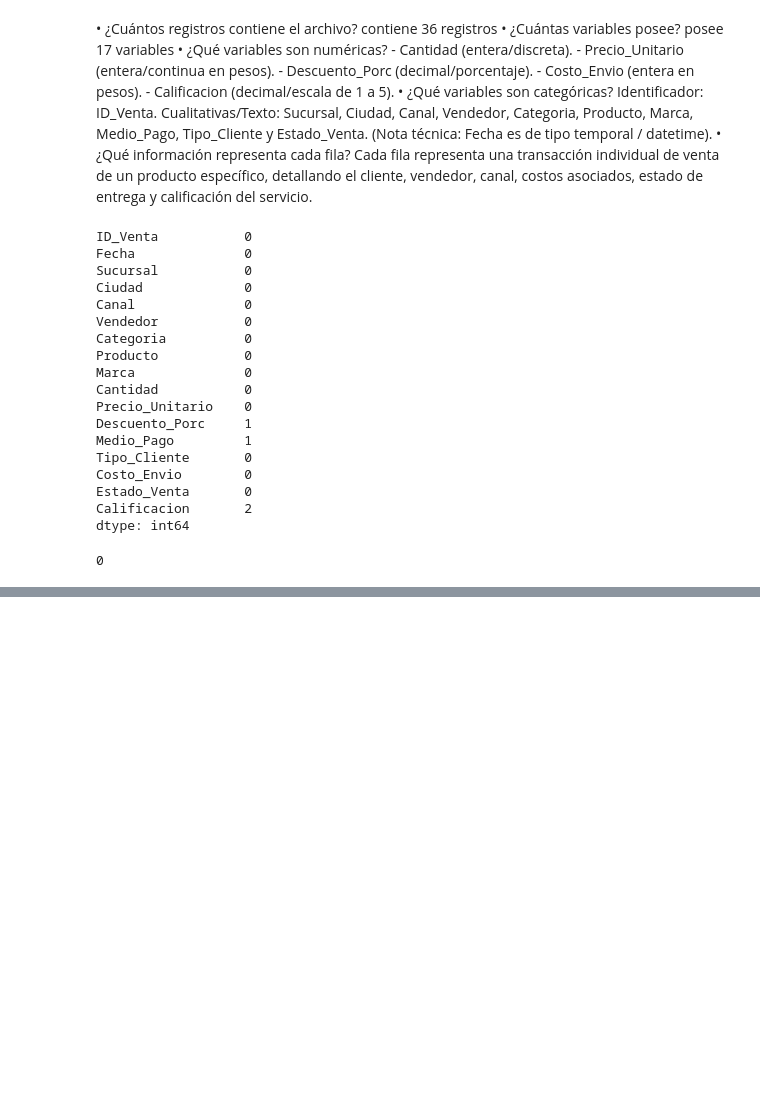
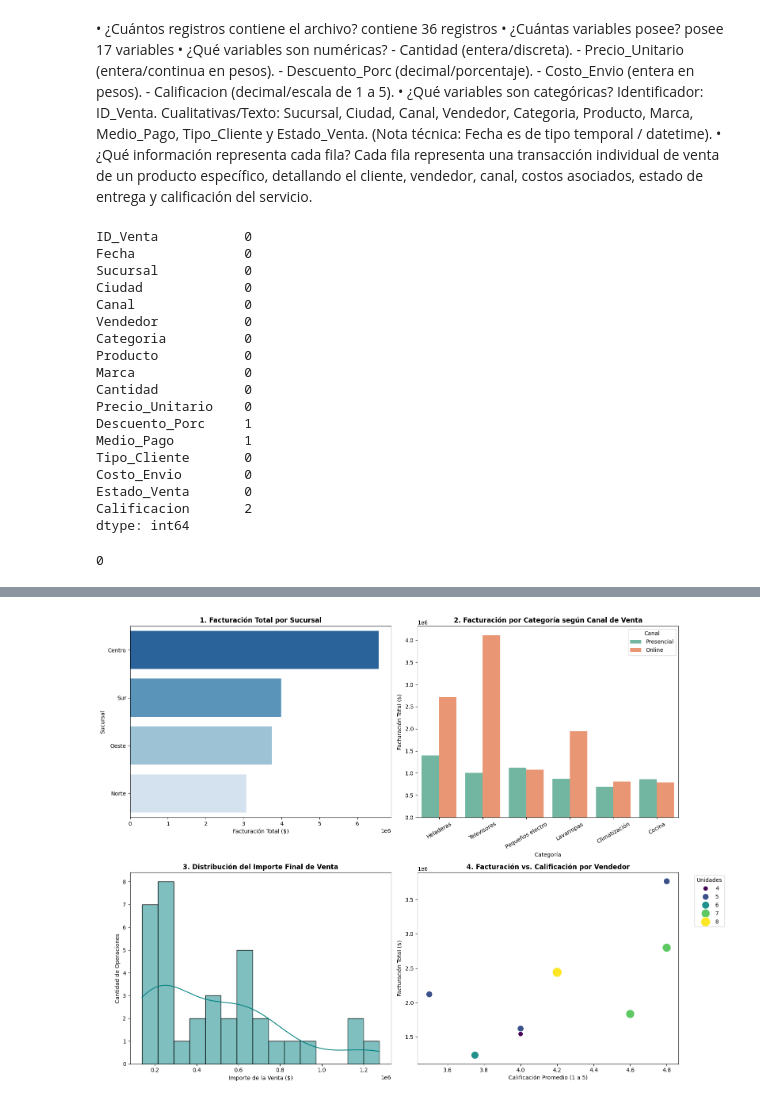
Before and after one commit to wilson-j-insaurralde/Clase-9---trabajo-integrador, a Jupyter notebook: analisis exploratorio.ipynb, the cells around one changed output, grey strips where cells are left out. Saved outputs shown, nothing was run; the diff lists cells and outputs as text; code cells hidden in the pictures; blank space fills up the shorter version.

```diff
--- a/analisis exploratorio.ipynb
+++ b/analisis exploratorio.ipynb
@@ -142,0 +198,3 @@ df[df.isnull().any(axis=1)]
+# %%
+# 3. Importe final neto de la venta (Subtotal - Descuento + Costo de Envío)
+df['Total_Venta'] = (df['Subtotal'] - df['Monto_Descuento']) + df['Costo_Envio']
@@ -142,0 +382,16 @@ df[df.isnull().any(axis=1)]
+# %%
+# ----------------------------------------------------
+# PUNTO 7: Análisis por vendedor
+# ----------------------------------------------------
+
+# Agrupamos por vendedor calculando las métricas solicitadas
+resumen_vendedores = df.groupby('Vendedor').agg(
+    Operaciones=('ID_Venta', 'count'),
+    Unidades_Vendidas=('Cantidad', 'sum'),
+    Facturacion_Total=('Total_Venta', 'sum'),
+    Ticket_Promedio=('Total_Venta', 'mean'),
+    Calificacion_Promedio=('Calificacion', 'mean')
+).sort_values(by='Facturacion_Total', ascending=False)
+
+print("--- Desempeño General de Vendedores ---")
+display(resumen_vendedores.round(2))
@@ -142,0 +490,72 @@ df[df.isnull().any(axis=1)]
+# %%
+# ----------------------------------------------------
+# PUNTO 9: Visualizaciones con Seaborn y Matplotlib
+# ----------------------------------------------------
+
+fig, axes = plt.subplots(2, 2, figsize=(16, 12))
+plt.subplots_adjust(hspace=0.4, wspace=0.3)
+
+# 1. Facturación total por Sucursal (Barras horizontales)
+sucursal_orden = df.groupby('Sucursal')['Total_Venta'].sum().sort_values(ascending=False).index
+sns.barplot(
+    data=df,
+    x='Total_Venta',
+    y='Sucursal',
+    order=sucursal_orden,
+    estimator=np.sum,
+    errorbar=None,
+    palette='Blues_r',
+    ax=axes[0, 0]
+)
+axes[0, 0].set_title('1. Facturación Total por Sucursal', fontsize=12, fontweight='bold')
+axes[0, 0].set_xlabel('Facturación Total ($)')
+axes[0, 0].set_ylabel('Sucursal')
+
+# 2. Facturación por Categoría discriminada por Canal (Online vs Presencial)
+sns.barplot(
+    data=df,
+    x='Categoria',
+    y='Total_Venta',
+    hue='Canal',
+    estimator=np.sum,
+    errorbar=None,
+    palette='Set2',
+    ax=axes[0, 1]
+)
+axes[0, 1].set_title('2. Facturación por Categoría según Canal de Venta', fontsize=12, fontweight='bold')
+axes[0, 1].set_xlabel('Categoría')
+axes[0, 1].set_ylabel('Facturación Total ($)')
+axes[0, 1].tick_params(axis='x', rotation=30)
+axes[0, 1].legend(title='Canal')
+
+# 3. Distribución de los importes de venta (Histograma + KDE)
+sns.histplot(
+    df['Total_Venta'],
+    kde=True,
+    bins=15,
+    color='teal',
+    ax=axes[1, 0]
+)
+axes[1, 0].set_title('3. Distribución del Importe Final de Venta', fontsize=12, fontweight='bold')
+axes[1, 0].set_xlabel('Importe de la Venta ($)')
+axes[1, 0].set_ylabel('Cantidad de Operaciones')
+
+# 4. Calificación Promedio vs Facturación por Vendedor (Dispersión)
+sns.scatterplot(
+    data=resumen_vendedores,
+    x='Calificacion_Promedio',
+    y='Facturacion_Total',
+    size='Unidades_Vendidas',
+    sizes=(80, 300),
+    hue='Unidades_Vendidas',
+    palette='viridis',
+    ax=axes[1, 1]
+)
+axes[1, 1].set_title('4. Facturación vs. Calificación por Vendedor', fontsize=12, fontweight='bold')
+axes[1, 1].set_xlabel('Calificación Promedio (1 a 5)')
+axes[1, 1].set_ylabel('Facturación Total ($)')
+axes[1, 1].legend(title='Unidades', bbox_to_anchor=(1.05, 1), loc='upper left')
+
+plt.tight_layout()
+plt.show()
+# %% [output]
@@ -142,0 +565 @@ df[df.isnull().any(axis=1)]
+[figure, added]
```
Also changed, not shown: parts of 27 cells of this notebook.
